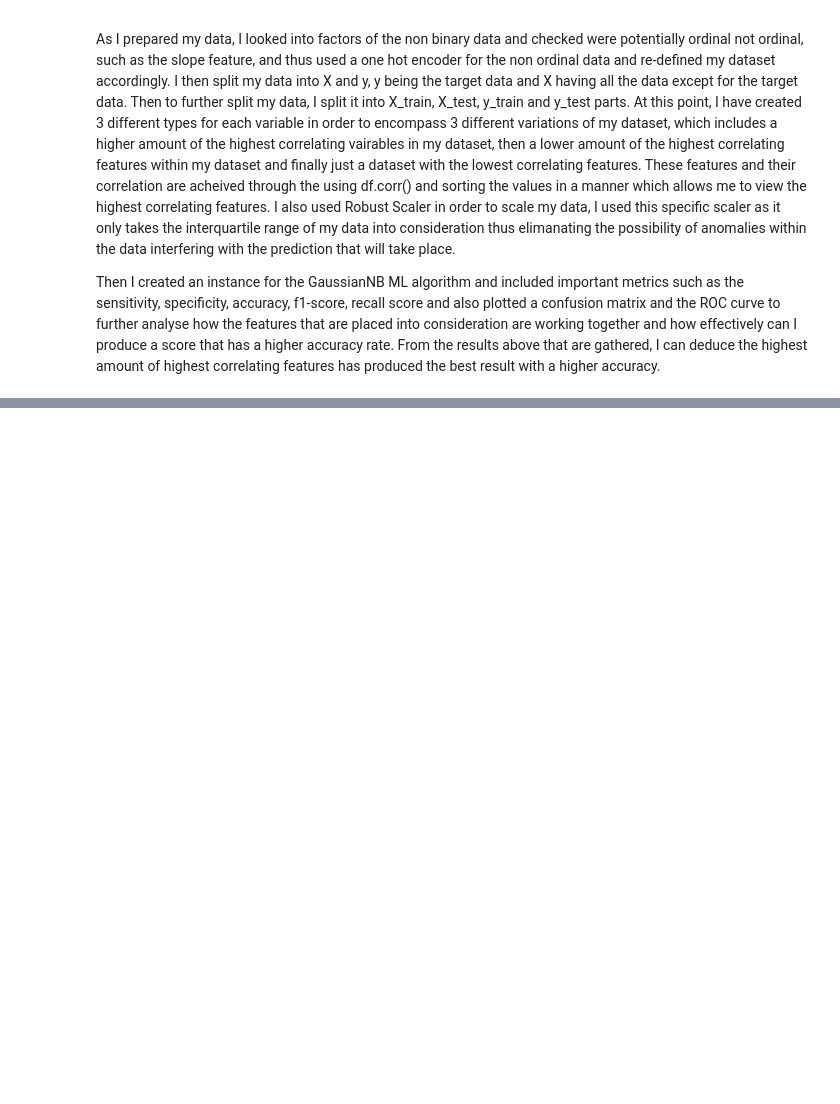
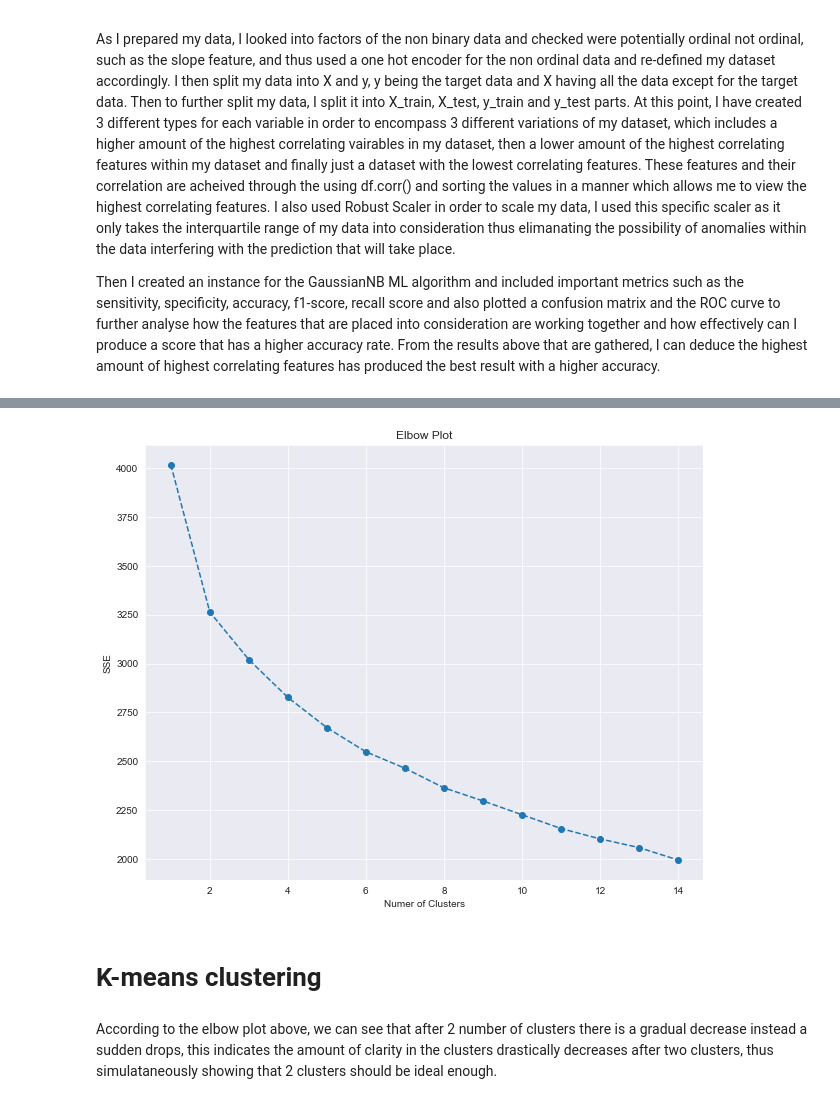
Before and after one commit to Harshal12355/Heart-Disease, a Jupyter notebook: heart_final.ipynb, the cells around one changed output, grey strips where cells are left out. Saved outputs shown, nothing was run; the diff lists cells and outputs as text; code cells hidden in the pictures; blank space fills up the shorter version.

Commit message:
Added clustering?

```diff
--- a/heart_final.ipynb
+++ b/heart_final.ipynb
@@ -762,0 +874,11 @@ Then I created an instance for the GaussianNB ML algorithm and included importan
+# %%
+pca_12comp = PCA(n_components=12)
+pca_12comp.fit(scaled_df)
+pca_scores = pca_12comp.transform(scaled_df)
+SSE = []
+for i in range(1,15):
+    kmeans_pca = KMeans(n_clusters = i, init = 'k-means++', random_state=42)
+    kmeans_pca.fit(pca_scores)
+    SSE.append(kmeans_pca.inertia_)
+
+elbow_plot_data =  pd.DataFrame({'Number of Clusters': range(1, 15), 'SSE Value': SSE})
@@ -762,0 +903,13 @@ Then I created an instance for the GaussianNB ML algorithm and included importan
+# %%
+plt.figure(figsize=(10,8))
+plt.plot(range(1,15), SSE, marker = 'o', linestyle = '--')
+plt.xlabel('Numer of Clusters')
+plt.ylabel('SSE')
+plt.title('Elbow Plot')
+plt.show()
+# %% [output]
+[figure, added]
+# %% [markdown]
+# K-means clustering
+# %% [markdown]
+According to the elbow plot above, we can see that after 2 number of clusters there is a gradual decrease instead a sudden drops, this indicates the amount of clarity in the clusters drastically decreases after two clusters, thus simulataneously showing that 2 clusters should be ideal enough.
```
Also changed, not shown: parts of 46 cells of this notebook, 2 other files.
